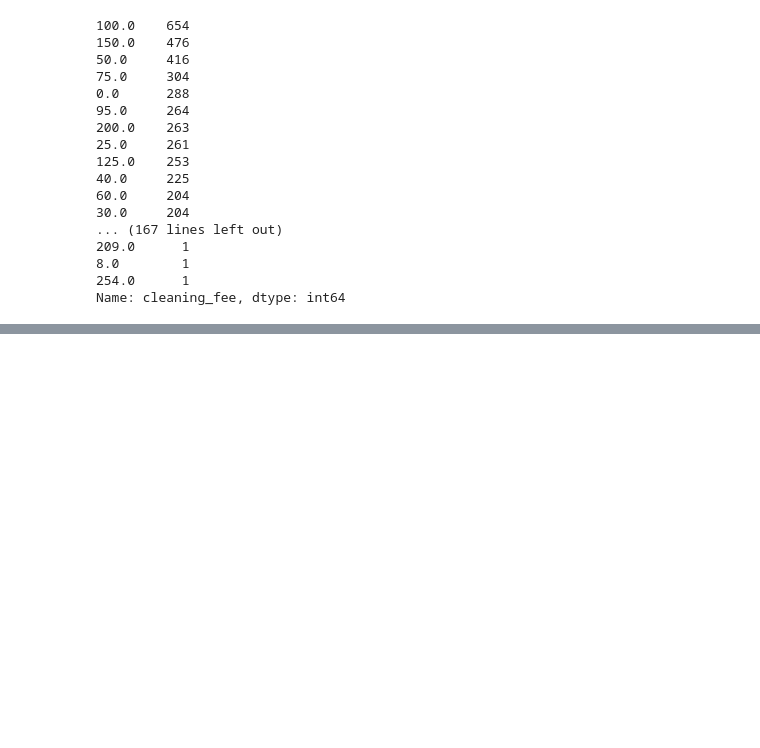
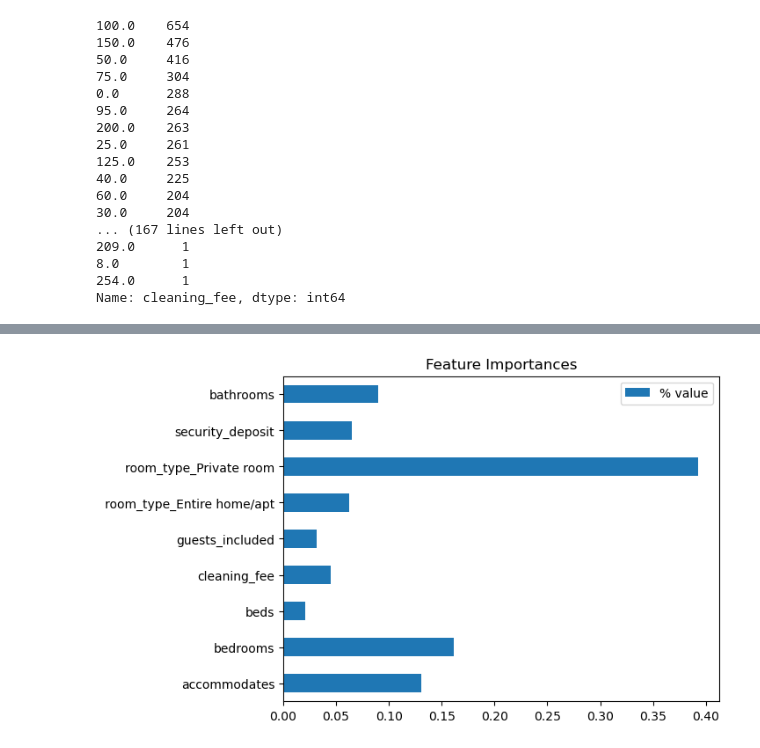
Before and after one commit to Vaenox/Airbnb-Price-Prediction, a Jupyter notebook: airbnb.ipynb, the cells around one changed output, grey strips where cells are left out. Saved outputs shown, nothing was run; the diff lists cells and outputs as text; code cells hidden in the pictures; blank space fills up the shorter version.

```diff
--- a/airbnb.ipynb
+++ b/airbnb.ipynb
@@ -212,0 +802,6 @@ df["reviews_per_month"]=df.reviews_per_month.mean()
+# %%
+X=mergeDf[[ 'accommodates', 'bedrooms', 'beds', 'cleaning_fee',
+       'guests_included', 'room_type_Entire home/apt',
+       'room_type_Private room', 'security_deposit', 'bathrooms']]
+
+y=mergeDf["price"]
@@ -212,0 +828,6 @@ df["reviews_per_month"]=df.reviews_per_month.mean()
+# %%
+fi=pd.DataFrame(data=xgbModel.feature_importances_,index=xgbModel.feature_names_in_).plot(kind="barh",title="Feature Importances")
+plt.legend(["% value"])
+plt.show()
+# %% [output]
+[figure, added]
```
Also changed, not shown: parts of 81 cells of this notebook.
